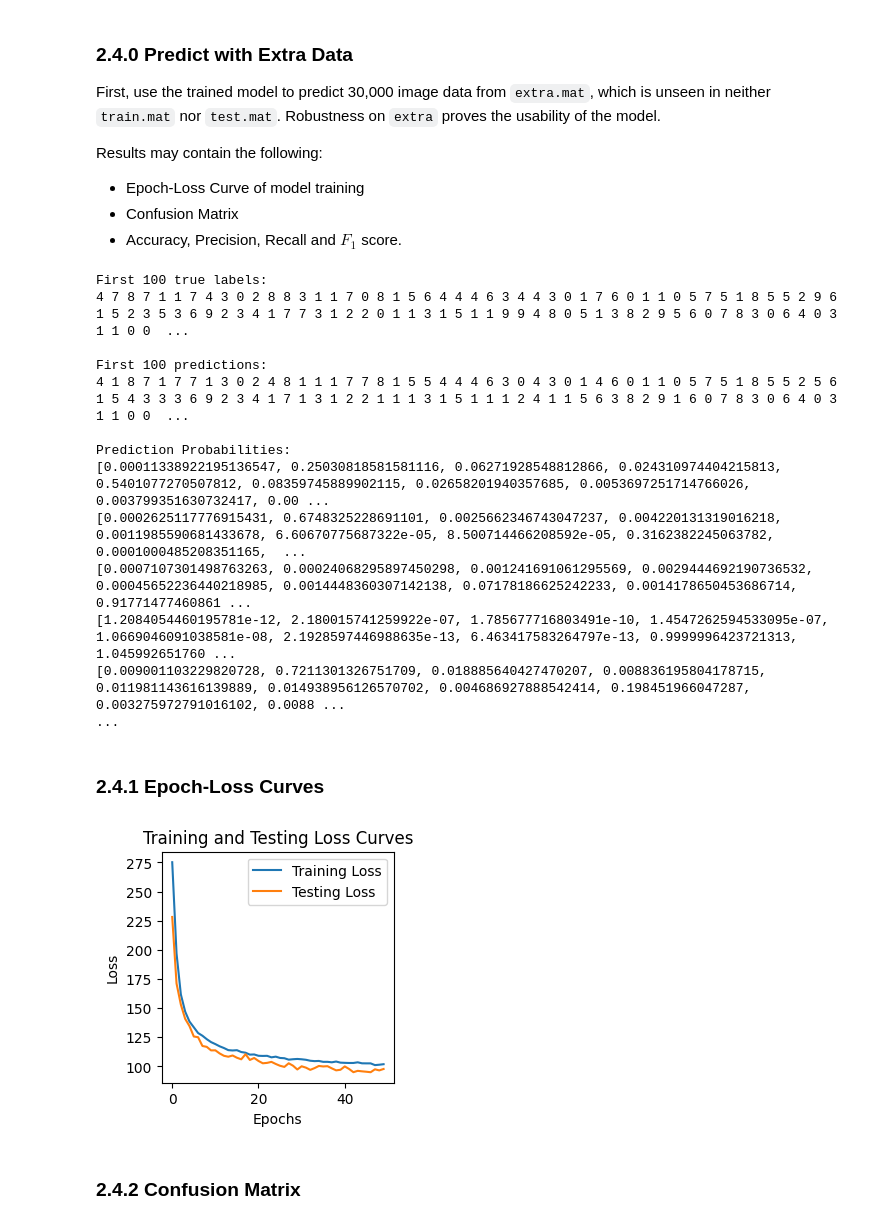
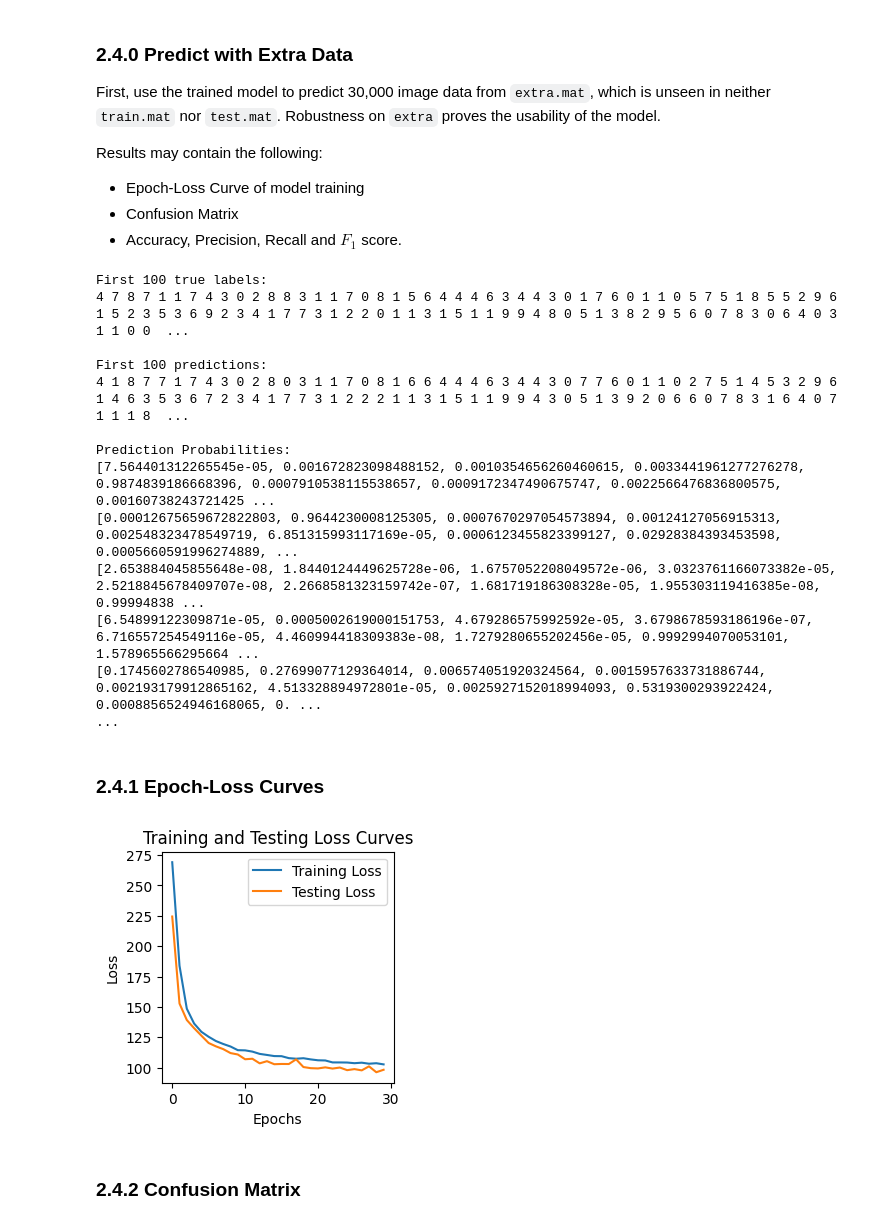
Before and after one commit to hyz-courses/CISC3024-Pattern-Recognition, a Jupyter notebook: Final_Project/main.ipynb, the cells around one changed output. Cells and saved outputs as stored; diff of their text form; code cells hidden in the pictures.

```diff
--- a/Final_Project/main.ipynb
+++ b/Final_Project/main.ipynb
@@ -160,10 +160,11 @@ class SmallVGG(nn.Module):
 # %% [markdown]
 ## 2.2 Initialize with Hyper Parameters
 # %%
+num_epochs = 30
+learning_rate = 0.001
 model = SmallVGG().to(device)
 criterion = nn.CrossEntropyLoss()
-optimizer = optim.Adam(model.parameters(), lr=0.001)
-num_epochs = 50
+optimizer = optim.Adam(model.parameters(), lr=learning_rate)
 # %% [markdown]
 ## 2.3 Train and Evaluate
 # %%
@@ -326,7 +327,7 @@ def get_predictions(model_path, extra_loader):
 
     return pred_scores, true_labels, pred_labels
 # %%
-pred_scores, true_labels_cpu, pred_labels_cpu = get_predictions("./models/small_vgg_ne-50_lr-1e-3.pth", extra_loader)
+pred_scores, true_labels_cpu, pred_labels_cpu = get_predictions("./models/small_vgg_ne-30_lr-1e-03.pth", extra_loader)
 print("First 100 true labels:")
 [print(num, end=" ") for num in true_labels_cpu[:100]]
 print("...\n")
@@ -343,28 +344,31 @@ First 100 true labels:
 4 7 8 7 1 1 7 4 3 0 2 8 8 3 1 1 7 0 8 1 5 6 4 4 4 6 3 4 4 3 0 1 7 6 0 1 1 0 5 7 5 1 8 5 5 2 9 6 1 5 2 3 5 3 6 9 2 3 4 1 7 7 3 1 2 2 0 1 1 3 1 5 1 1 9 9 4 8 0 5 1 3 8 2 9 5 6 0 7 8 3 0 6 4 0 3 1 1 0 0  ...
 
 First 100 predictions:
-4 1 8 7 1 7 7 1 3 0 2 4 8 1 1 1 7 7 8 1 5 5 4 4 4 6 3 0 4 3 0 1 4 6 0 1 1 0 5 7 5 1 8 5 5 2 5 6 1 5 4 3 3 3 6 9 2 3 4 1 7 1 3 1 2 2 1 1 1 3 1 5 1 1 1 2 4 1 1 5 6 3 8 2 9 1 6 0 7 8 3 0 6 4 0 3 1 1 0 0  ...
+4 1 8 7 7 1 7 4 3 0 2 8 0 3 1 1 7 0 8 1 6 6 4 4 4 6 3 4 4 3 0 7 7 6 0 1 1 0 2 7 5 1 4 5 3 2 9 6 1 4 6 3 5 3 6 7 2 3 4 1 7 7 3 1 2 2 2 1 1 3 1 5 1 1 9 9 4 3 0 5 1 3 9 2 0 6 6 0 7 8 3 1 6 4 0 7 1 1 1 8  ...
 
 Prediction Probabilities:
-[0.00011338922195136547, 0.25030818581581116, 0.06271928548812866, 0.024310974404215813, 0.5401077270507812, 0.08359745889902115, 0.02658201940357685, 0.0053697251714766026, 0.003799351630732417, 0.00 ...
-[0.0002625117776915431, 0.6748325228691101, 0.0025662346743047237, 0.004220131319016218, 0.0011985590681433678, 6.60670775687322e-05, 8.500714466208592e-05, 0.3162382245063782, 0.0001000485208351165,  ...
-[0.0007107301498763263, 0.00024068295897450298, 0.001241691061295569, 0.0029444692190736532, 0.00045652236440218985, 0.0014448360307142138, 0.07178186625242233, 0.0014178650453686714, 0.91771477460861 ...
-[1.2084054460195781e-12, 2.180015741259922e-07, 1.785677716803491e-10, 1.4547262594533095e-07, 1.0669046091038581e-08, 2.1928597446988635e-13, 6.463417583264797e-13, 0.9999996423721313, 1.045992651760 ...
-[0.009001103229820728, 0.7211301326751709, 0.018885640427470207, 0.008836195804178715, 0.011981143616139889, 0.014938956126570702, 0.004686927888542414, 0.198451966047287, 0.003275972791016102, 0.0088 ...
+[7.564401312265545e-05, 0.001672823098488152, 0.0010354656260460615, 0.0033441961277276278, 0.9874839186668396, 0.0007910538115538657, 0.0009172347490675747, 0.0022566476836800575, 0.00160738243721425 ...
+[0.00012675659672822803, 0.9644230008125305, 0.0007670297054573894, 0.00124127056915313, 0.002548323478549719, 6.851315993117169e-05, 0.0006123455823399127, 0.02928384393453598, 0.0005660591996274889, ...
+[2.653884045855648e-08, 1.8440124449625728e-06, 1.6757052208049572e-06, 3.0323761166073382e-05, 2.5218845678409707e-08, 2.2668581323159742e-07, 1.681719186308328e-05, 1.955303119416385e-08, 0.99994838 ...
+[6.54899122309871e-05, 0.0005002619000151753, 4.679286575992592e-05, 3.6798678593186196e-07, 6.716557254549116e-05, 4.460994418309383e-08, 1.7279280655202456e-05, 0.9992994070053101, 1.578965566295664 ...
+[0.1745602786540985, 0.27699077129364014, 0.006574051920324564, 0.0015957633731886744, 0.002193179912865162, 4.513328894972801e-05, 0.0025927152018994093, 0.5319300293922424, 0.0008856524946168065, 0. ...
 ...
 # %% [markdown]
 ### 2.4.1 Epoch-Loss Curves
 # %%
-plt.figure(figsize=(3,3))
-plt.plot(train_losses, label="Training Loss")
-plt.plot(test_losses, label="Testing Loss")
-plt.xlabel("Epochs")
-plt.ylabel("Loss")
-plt.title("Training and Testing Loss Curves")
-plt.legend()
-plt.show()
+def display_el_curve(train_losses, test_losses):
+    plt.figure(figsize=(3,3))
+    plt.plot(train_losses, label="Training Loss")
+    plt.plot(test_losses, label="Testing Loss")
+    plt.xlabel("Epochs")
+    plt.ylabel("Loss")
+    plt.title("Training and Testing Loss Curves")
+    plt.legend()
+    plt.show()
-# %% [output]
-[figure, removed]
+# %%
+display_el_curve(train_losses, test_losses)
+# %% [output]
+[figure, added]
 # %% [markdown]
 ### 2.4.2 Confusion Matrix
 # %%
```
Also changed, not shown: parts of 22 cells of this notebook, 5 other files.
